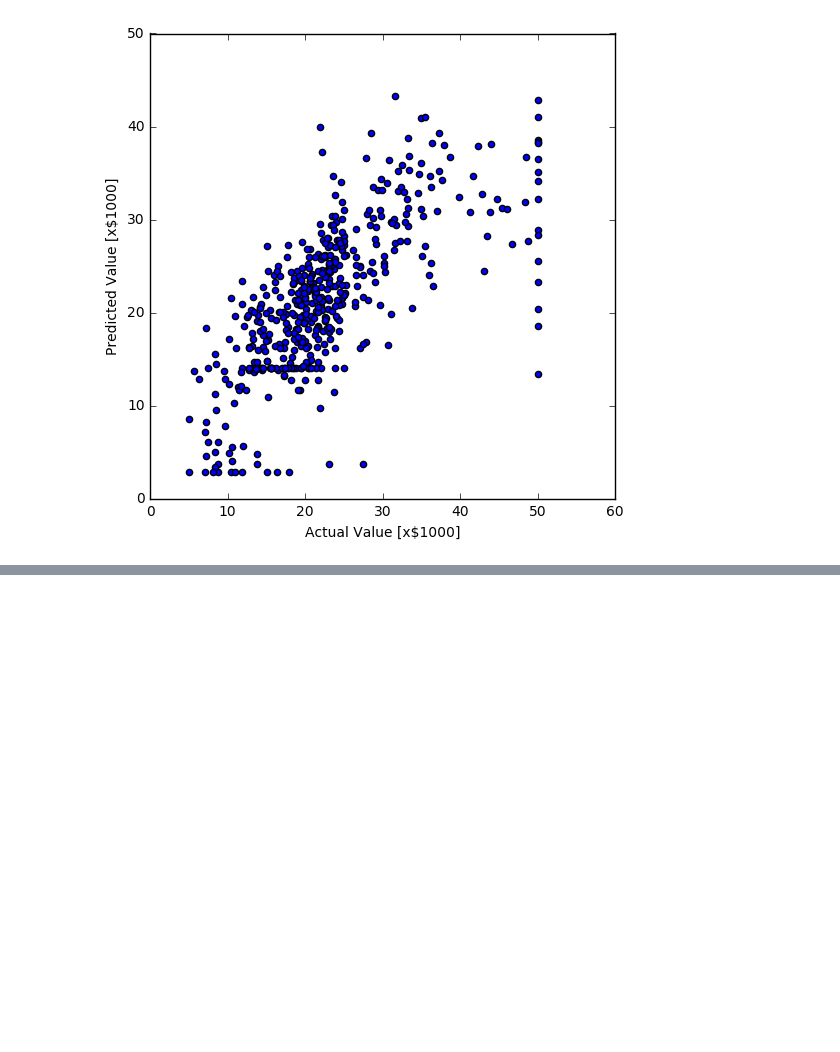
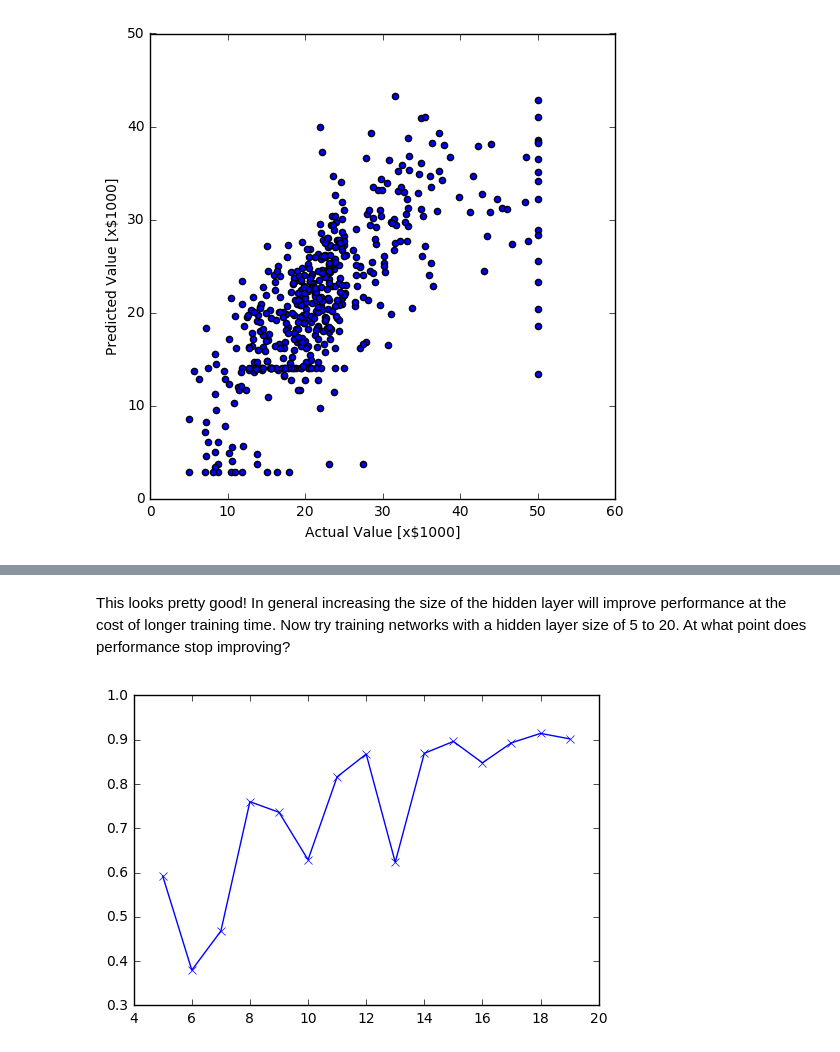
Before and after one commit to gtrichards/PHYS_T480, a Jupyter notebook: NeuralNetworks.ipynb, the cells around one changed output, grey strips where cells are left out. Saved outputs shown, nothing was run; the diff lists cells and outputs as text; code cells hidden in the pictures; blank space fills up the shorter version.

```diff
--- a/NeuralNetworks.ipynb
+++ b/NeuralNetworks.ipynb
@@ -125,0 +185,19 @@ plt.show()
+# %% [markdown]
+This looks pretty good! In general increasing the size of the hidden layer will improve performance at the cost of longer training time. Now try training networks with a hidden layer size of 5 to 20. At what point does performance stop improving?
+# %%
+from sklearn.model_selection import cross_val_score
+
+hidden_size = np.arange(5,20)
+scores = np.array([])
+for sz in hidden_size:
+    classifier = MLPClassifier(solver='lbfgs', alpha=1e-5, random_state=0, hidden_layer_sizes=(sz,) )
+    #classifier.fit(data[:n_samples / 2], digits.target[:n_samples / 2])
+    scores = np.append(scores, np.mean(cross_val_score(classifier, data, digits.target, cv=5)))
+
+#plt.plot(hidden_size,scores)
+fig = plt.figure()
+ax = plt.gca()
+ax.plot(hidden_size,scores,'x-')
+plt.show()
+# %% [output]
+[figure, added]
```
Also changed, not shown: parts of 11 cells of this notebook.
